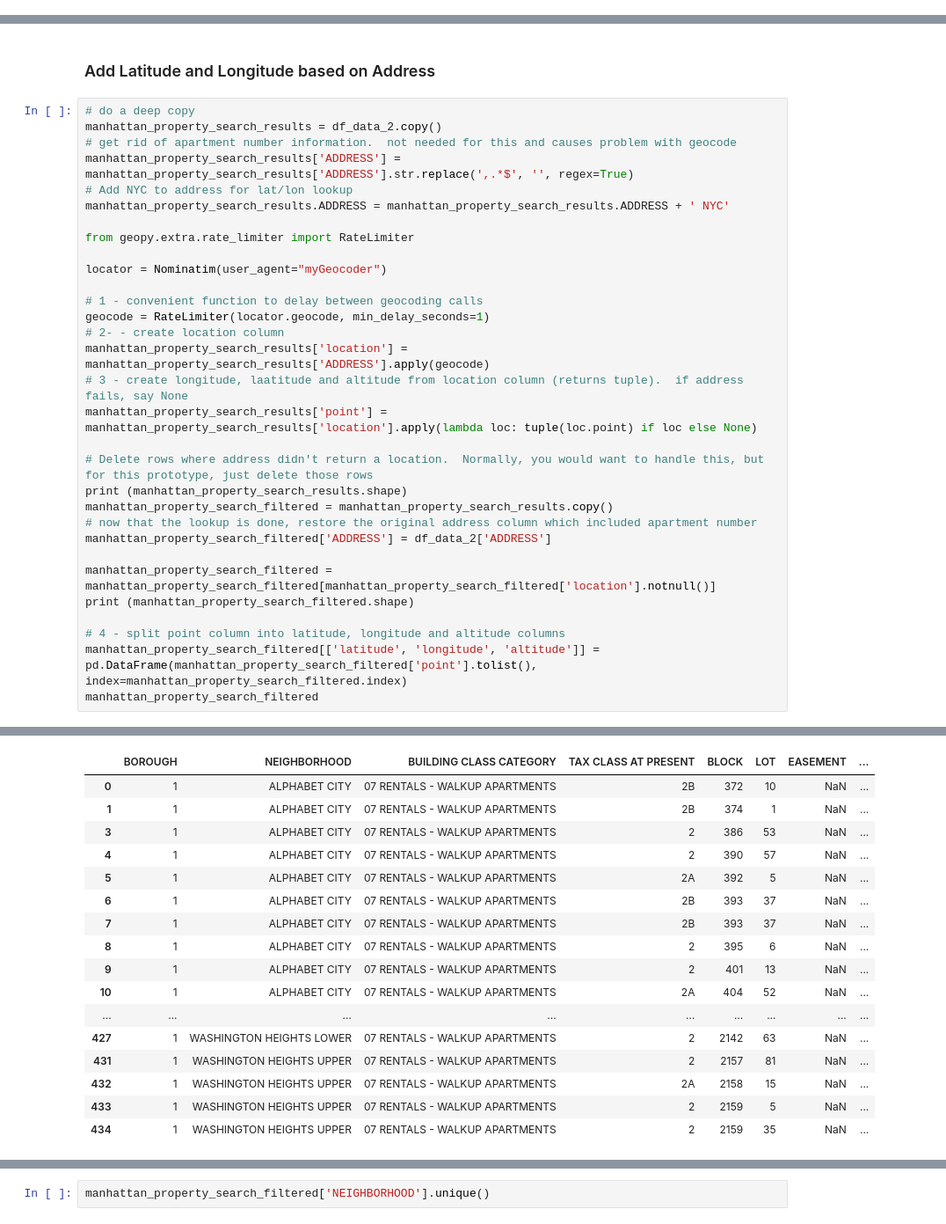
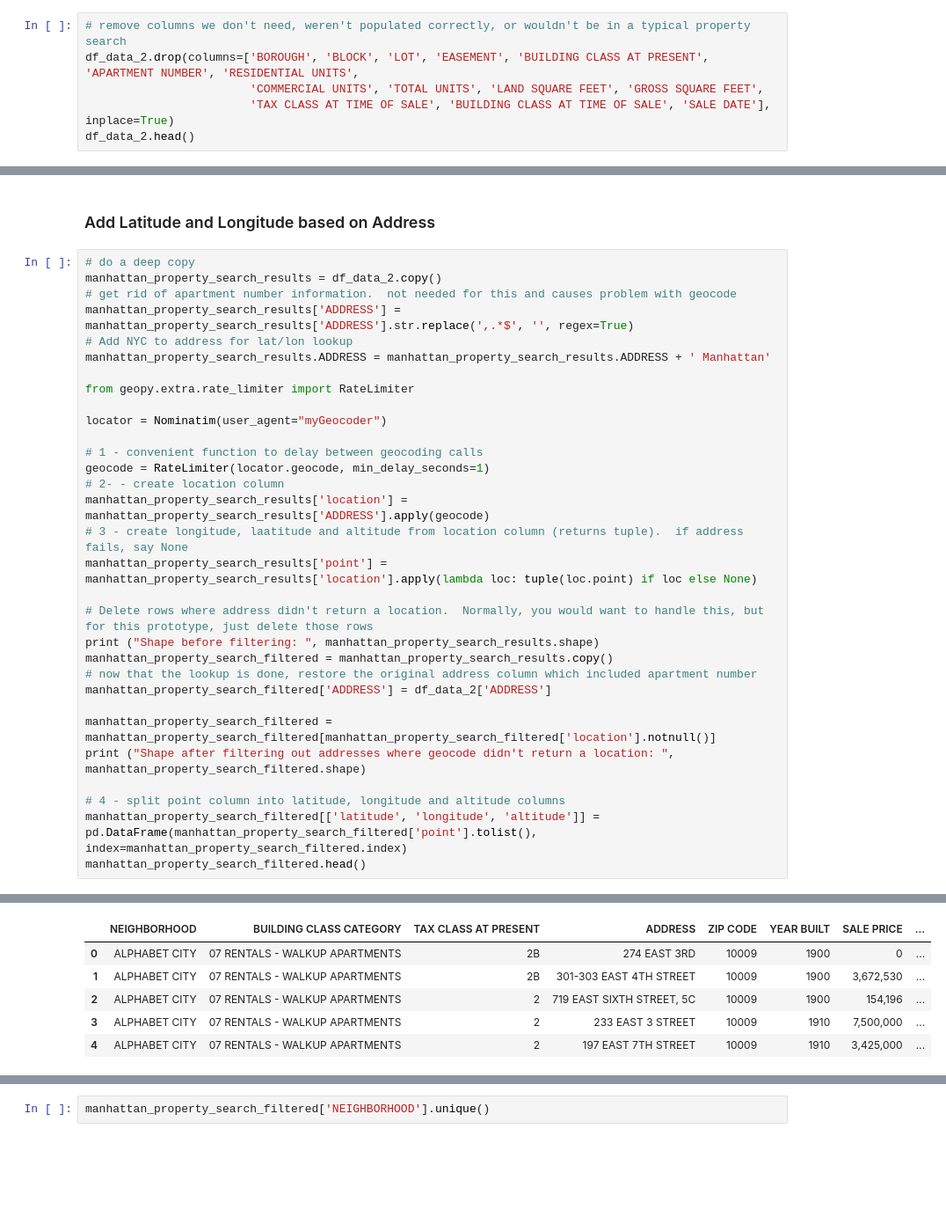
Before and after one commit to m204950/Coursera_Capstone, a Jupyter notebook: Enhanced Real Estate Search.ipynb, the cells around one changed output, grey strips where cells are left out. Shown at 88% size. Cells and saved outputs as stored; diff of their text form; blank space fills up the shorter version.

```diff
--- a/Enhanced Real Estate Search.ipynb
+++ b/Enhanced Real Estate Search.ipynb
@@ -372,3 +372,9 @@ neighborhoods_venues_sorted.head()
 | 2 | 1 | ALPHABET CITY | 07 RENTALS - WALKUP APARTMENTS | 2 | 376 | 54 | NaN | ... |
 | 3 | 1 | ALPHABET CITY | 07 RENTALS - WALKUP APARTMENTS | 2 | 386 | 53 | NaN | ... |
 | 4 | 1 | ALPHABET CITY | 07 RENTALS - WALKUP APARTMENTS | 2 | 390 | 57 | NaN | ... |
+# %%
+# remove columns we don't need, weren't populated correctly, or wouldn't be in a typical property search
+df_data_2.drop(columns=['BOROUGH', 'BLOCK', 'LOT', 'EASEMENT', 'BUILDING CLASS AT PRESENT', 'APARTMENT NUMBER', 'RESIDENTIAL UNITS',
+                        'COMMERCIAL UNITS', 'TOTAL UNITS', 'LAND SQUARE FEET', 'GROSS SQUARE FEET',
+                        'TAX CLASS AT TIME OF SALE', 'BUILDING CLASS AT TIME OF SALE', 'SALE DATE'], inplace=True)
+df_data_2.head()
@@ -388,7 +402,7 @@ manhattan_property_search_results = df_data_2.copy()
 # get rid of apartment number information.  not needed for this and causes problem with geocode
 manhattan_property_search_results['ADDRESS'] = manhattan_property_search_results['ADDRESS'].str.replace(',.*$', '', regex=True)
 # Add NYC to address for lat/lon lookup
-manhattan_property_search_results.ADDRESS = manhattan_property_search_results.ADDRESS + ' NYC'
+manhattan_property_search_results.ADDRESS = manhattan_property_search_results.ADDRESS + ' Manhattan'
 
 from geopy.extra.rate_limiter import RateLimiter
 
@@ -402,15 +416,15 @@ manhattan_property_search_results['location'] = manhattan_property_search_result
 manhattan_property_search_results['point'] = manhattan_property_search_results['location'].apply(lambda loc: tuple(loc.point) if loc else None)
 
 # Delete rows where address didn't return a location.  Normally, you would want to handle this, but for this prototype, just delete those rows
-print (manhattan_property_search_results.shape)
+print ("Shape before filtering: ", manhattan_property_search_results.shape)
 manhattan_property_search_filtered = manhattan_property_search_results.copy()
 # now that the lookup is done, restore the original address column which included apartment number
 manhattan_property_search_filtered['ADDRESS'] = df_data_2['ADDRESS']
 
 manhattan_property_search_filtered = manhattan_property_search_filtered[manhattan_property_search_filtered['location'].notnull()]
-print (manhattan_property_search_filtered.shape)
+print ("Shape after filtering out addresses where geocode didn't return a location: ", manhattan_property_search_filtered.shape)
 
 # 4 - split point column into latitude, longitude and altitude columns
 manhattan_property_search_filtered[['latitude', 'longitude', 'altitude']] = pd.DataFrame(manhattan_property_search_filtered['point'].tolist(), index=manhattan_property_search_filtered.index)
-manhattan_property_search_filtered
+manhattan_property_search_filtered.head()
 # %% [output]
@@ -419,17 +433,6 @@ manhattan_property_search_filtered
-|  | BOROUGH | NEIGHBORHOOD | BUILDING CLASS CATEGORY | TAX CLASS AT PRESENT | BLOCK | LOT | EASEMENT | ... |
-| 0 | 1 | ALPHABET CITY | 07 RENTALS - WALKUP APARTMENTS | 2B | 372 | 10 | NaN | ... |
-| 1 | 1 | ALPHABET CITY | 07 RENTALS - WALKUP APARTMENTS | 2B | 374 | 1 | NaN | ... |
-| 3 | 1 | ALPHABET CITY | 07 RENTALS - WALKUP APARTMENTS | 2 | 386 | 53 | NaN | ... |
-| 4 | 1 | ALPHABET CITY | 07 RENTALS - WALKUP APARTMENTS | 2 | 390 | 57 | NaN | ... |
-| 5 | 1 | ALPHABET CITY | 07 RENTALS - WALKUP APARTMENTS | 2A | 392 | 5 | NaN | ... |
-| 6 | 1 | ALPHABET CITY | 07 RENTALS - WALKUP APARTMENTS | 2B | 393 | 37 | NaN | ... |
-| 7 | 1 | ALPHABET CITY | 07 RENTALS - WALKUP APARTMENTS | 2B | 393 | 37 | NaN | ... |
-| 8 | 1 | ALPHABET CITY | 07 RENTALS - WALKUP APARTMENTS | 2 | 395 | 6 | NaN | ... |
-| 9 | 1 | ALPHABET CITY | 07 RENTALS - WALKUP APARTMENTS | 2 | 401 | 13 | NaN | ... |
-| 10 | 1 | ALPHABET CITY | 07 RENTALS - WALKUP APARTMENTS | 2A | 404 | 52 | NaN | ... |
-| ... | ... | ... | ... | ... | ... | ... | ... | ... |
-| 427 | 1 | WASHINGTON HEIGHTS LOWER | 07 RENTALS - WALKUP APARTMENTS | 2 | 2142 | 63 | NaN | ... |
-| 431 | 1 | WASHINGTON HEIGHTS UPPER | 07 RENTALS - WALKUP APARTMENTS | 2 | 2157 | 81 | NaN | ... |
-| 432 | 1 | WASHINGTON HEIGHTS UPPER | 07 RENTALS - WALKUP APARTMENTS | 2A | 2158 | 15 | NaN | ... |
-| 433 | 1 | WASHINGTON HEIGHTS UPPER | 07 RENTALS - WALKUP APARTMENTS | 2 | 2159 | 5 | NaN | ... |
-| 434 | 1 | WASHINGTON HEIGHTS UPPER | 07 RENTALS - WALKUP APARTMENTS | 2 | 2159 | 35 | NaN | ... |
+|  | NEIGHBORHOOD | BUILDING CLASS CATEGORY | TAX CLASS AT PRESENT | ADDRESS | ZIP CODE | YEAR BUILT | SALE PRICE | ... |
+| 0 | ALPHABET CITY | 07 RENTALS - WALKUP APARTMENTS | 2B | 274 EAST 3RD | 10009 | 1900 | 0 | ... |
+| 1 | ALPHABET CITY | 07 RENTALS - WALKUP APARTMENTS | 2B | 301-303 EAST 4TH STREET | 10009 | 1900 | 3,672,530 | ... |
+| 2 | ALPHABET CITY | 07 RENTALS - WALKUP APARTMENTS | 2 | 719 EAST SIXTH STREET, 5C | 10009 | 1900 | 154,196 | ... |
+| 3 | ALPHABET CITY | 07 RENTALS - WALKUP APARTMENTS | 2 | 233 EAST 3 STREET | 10009 | 1910 | 7,500,000 | ... |
+| 4 | ALPHABET CITY | 07 RENTALS - WALKUP APARTMENTS | 2 | 197 EAST 7TH STREET | 10009 | 1910 | 3,425,000 | ... |
```
Also changed, not shown: parts of 17 cells of this notebook.
